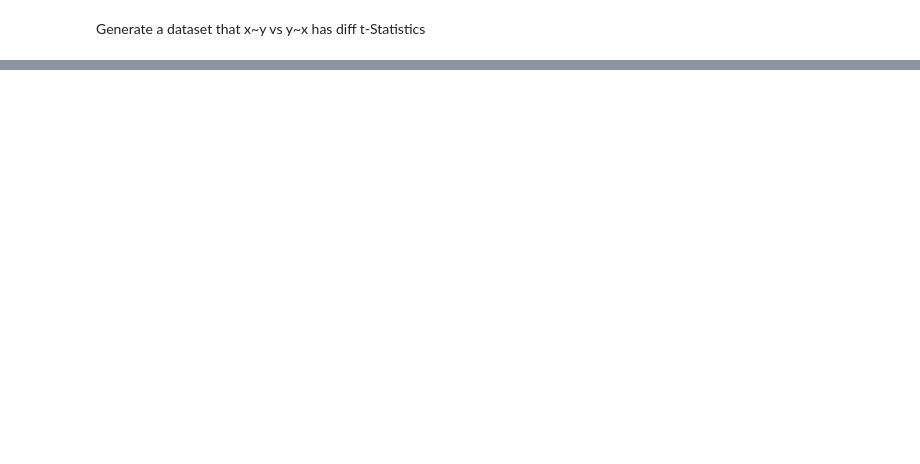
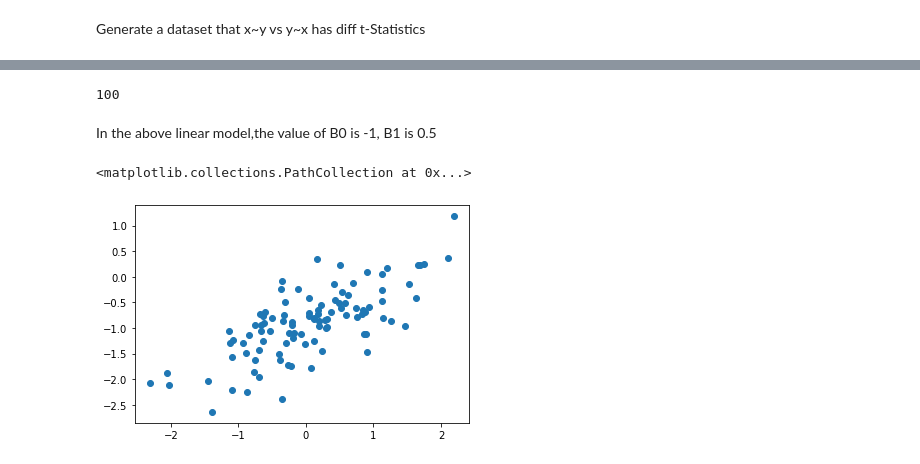
Before and after one commit to VirtualMars/StatisticalLearningPython, a Jupyter notebook: 3.7Exercises_Applied.ipynb, the cells around one changed output, grey strips where cells are left out. Saved outputs shown, nothing was run; the diff lists cells and outputs as text; code cells hidden in the pictures; blank space fills up the shorter version.

```diff
--- a/3.7Exercises_Applied.ipynb
+++ b/3.7Exercises_Applied.ipynb
@@ -368,3 +368,20 @@ Covariance Type:            nonrobust
 
 Warnings:
 [1] Standard Errors assume that the covariance matrix of the errors is correctly specified.
+# %%
+np.random.seed(1)
+x = np.random.normal(size=100, loc=0, scale = 1)
+sd = np.sqrt(0.25)
+eps = np.random.normal(size=100, loc=0, scale=sd)
+# %%
+y= -1 +0.5*x+eps
+print(len(y))
+# %% [output]
+100
+# %% [markdown]
+In the above linear model,the value of B0 is -1, B1 is 0.5
+# %%
+plt.scatter(x,y)
+# %% [output]
+<matplotlib.collections.PathCollection at 0x...>
+[figure, added]
```
Also changed, not shown: parts of 30 cells of this notebook.
